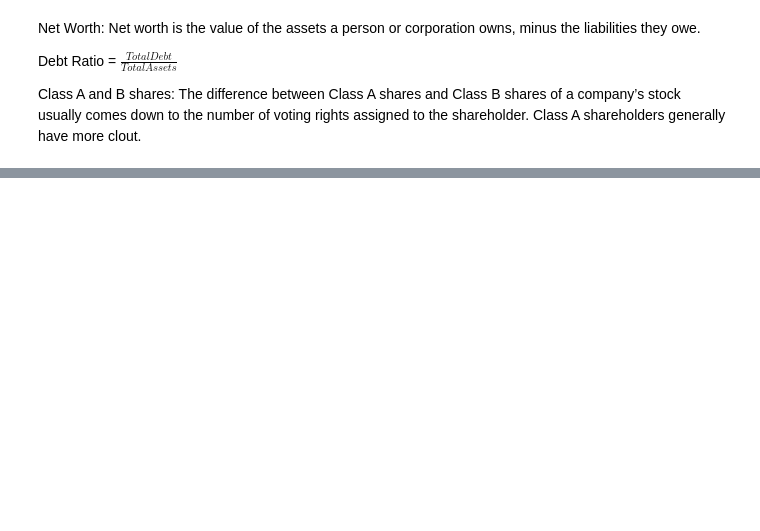
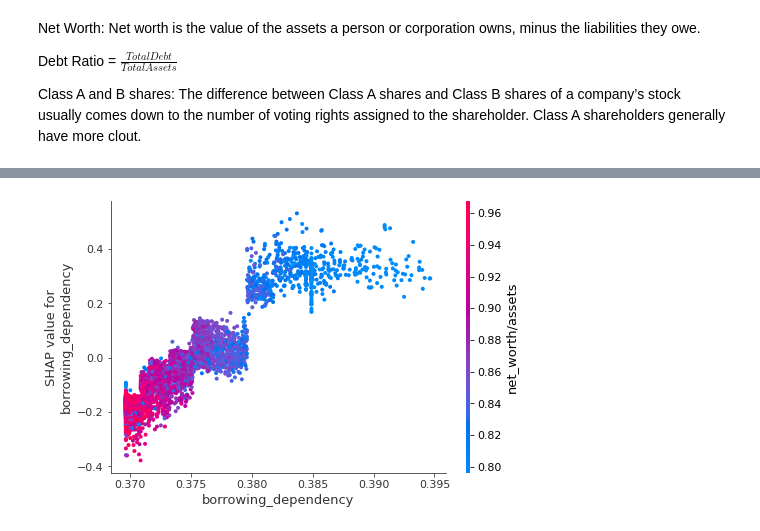
Before and after one commit to shoaibkhanz/bankruptcy_prediction, a Jupyter notebook: notebook/oversampling_model.ipynb, the cells around one changed output, grey strips where cells are left out. Cells and saved outputs as stored; diff of their text form; code cells hidden in the pictures; blank space fills up the shorter version.

```diff
--- a/notebook/oversampling_model.ipynb
+++ b/notebook/oversampling_model.ipynb
@@ -300,0 +511,4 @@ title="catboost:HOLDOUT",model_type="catboost")
+# %%
+shap.dependence_plot("borrowing_dependency", shap_values3, X_train[best_feat],interaction_index="net_worth/assets")
+# %% [output]
+[figure, added]
```
Also changed, not shown: parts of 24 cells of this notebook.
